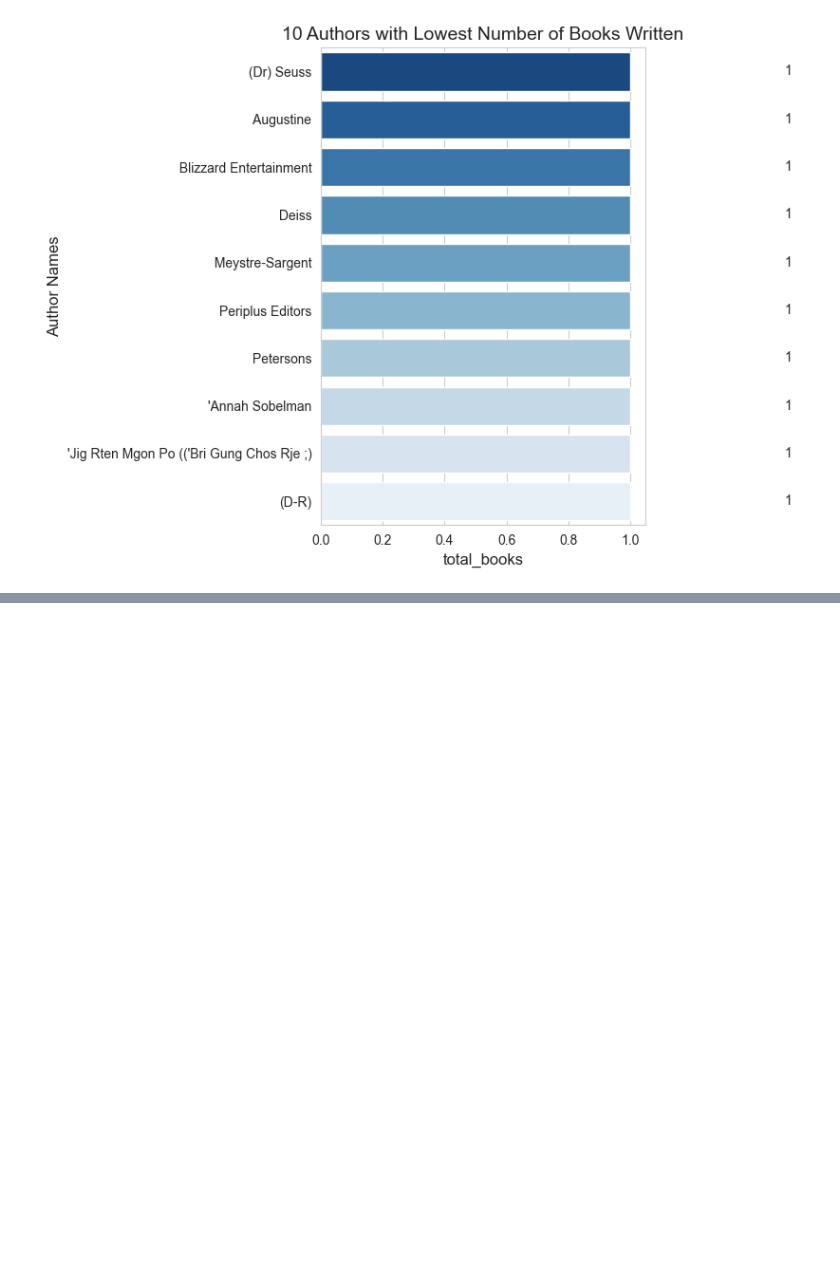
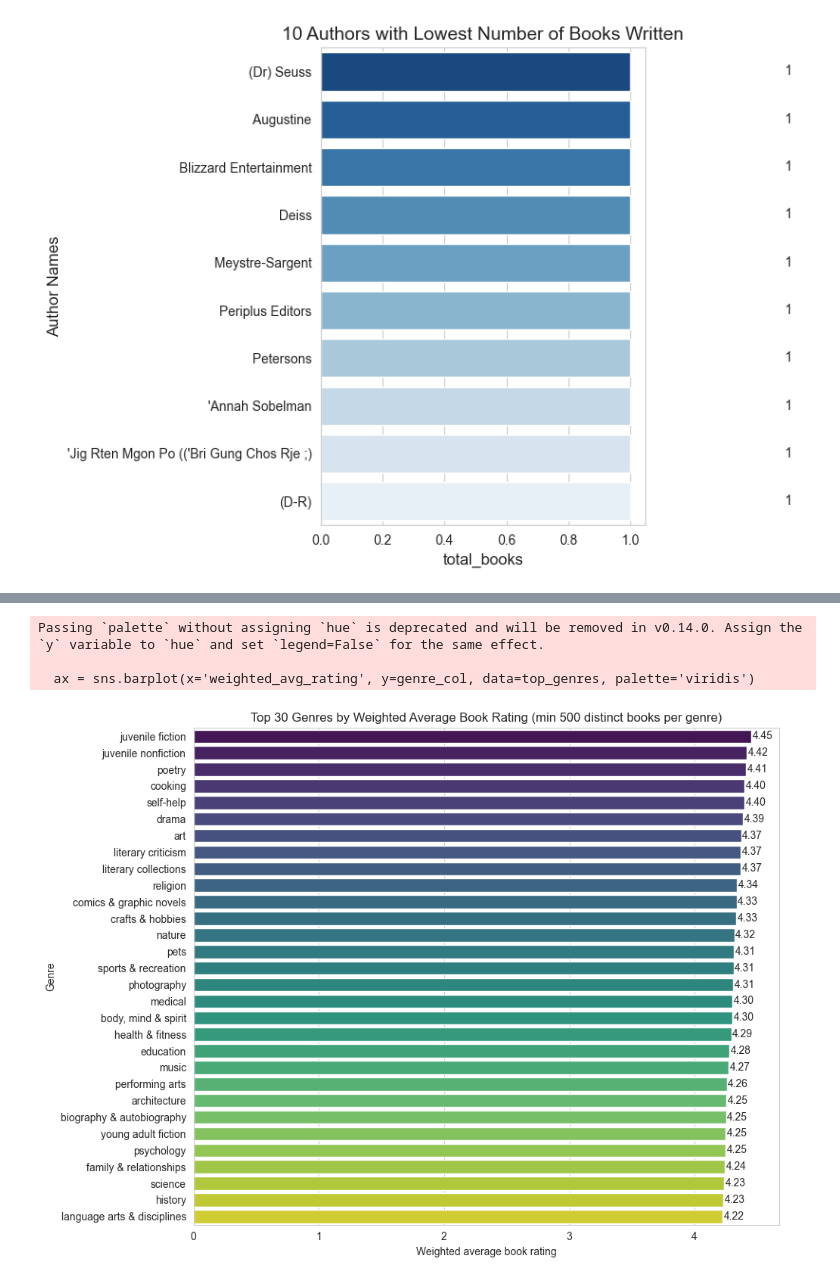
Before and after one commit to nour-nour7/data-science-mini-project, a Jupyter notebook: exploratoryDataAnalysis.ipynb, the cells around one changed output, grey strips where cells are left out. Cells and saved outputs as stored; diff of their text form; code cells hidden in the pictures; blank space fills up the shorter version.

```diff
--- a/exploratoryDataAnalysis.ipynb
+++ b/exploratoryDataAnalysis.ipynb
@@ -220,0 +256,63 @@ Passing `palette` without assigning `hue` is deprecated and will be removed in v
+# %%
+# Plot weighted average book rating per genre (weight by n_reviews) and show top 30 genres
+# Filter out genres with few books (require > 20 distinct books)
+
+genre_col = 'genre'
+rating_col = 'avg_rating'
+count_col = 'review_count'
+min_books = 500
+
+# Validate columns
+for c in (genre_col, rating_col, count_col):
+    if c not in books.columns:
+        raise KeyError(f"`books` does not contain expected column '{c}'. Available: {list(books.columns)}")
+
+# Prepare genre expansion (books may have multiple genres separated by commas)
+genres_df = books[[genre_col, rating_col, count_col, 'Title']].dropna(subset=[genre_col]).copy()
+genres_df[genre_col] = genres_df[genre_col].astype(str)
+
+
+# normalize genre strings and make sure ratings/counts are numeric
+gen = genres_df
+gen[genre_col] = gen[genre_col].str.strip().str.lower()
+gen[rating_col] = pd.to_numeric(gen[rating_col], errors='coerce')
+gen[count_col] = pd.to_numeric(gen[count_col], errors='coerce').fillna(0).astype(int)
+
+# Count distinct books per genre and filter genres with > min_books distinct books
+book_counts = gen.groupby(genre_col)['Title'].nunique().reset_index(name='n_distinct_books')
+valid_genres = set(book_counts.loc[book_counts['n_distinct_books'] > min_books, genre_col])
+
+gen = gen[gen[genre_col].isin(valid_genres)].copy()
+
+# Compute weighted average per genre: sum(avg_rating * n_reviews) / sum(n_reviews)
+agg = gen.groupby(genre_col).apply(lambda df: pd.Series({
+    'total_reviews': int(df[count_col].sum()),
+    'weighted_avg_rating': (df[rating_col] * df[count_col]).sum() / df[count_col].sum() if df[count_col].sum() > 0 else np.nan,
+    'n_books': int(df['Title'].nunique())
+})).reset_index()
+
+# Filter genres with no reviews (safety) and sort descending by weighted_avg_rating
+agg = agg.dropna(subset=['weighted_avg_rating']).sort_values('weighted_avg_rating', ascending=False)
+
+top_genres = agg.head(30).copy()
+
+# Plot horizontal bar chart
+plt.figure(figsize=(10, max(6, len(top_genres)*0.25)))
+sns.set_style('whitegrid')
+ax = sns.barplot(x='weighted_avg_rating', y=genre_col, data=top_genres, palette='viridis')
+ax.set_xlabel('Weighted average book rating')
+ax.set_ylabel('Genre')
+ax.set_title(f'Top 30 Genres by Weighted Average Book Rating (min {min_books} distinct books per genre)')
+
+# annotate bar values
+for p in ax.patches:
+    width = p.get_width()
+    ax.text(width + 0.01, p.get_y() + p.get_height()/2, f'{width:.2f}', va='center')
+
+plt.tight_layout()
+plt.show()
+# %% [output]
+Passing `palette` without assigning `hue` is deprecated and will be removed in v0.14.0. Assign the `y` variable to `hue` and set `legend=False` for the same effect.
+
+  ax = sns.barplot(x='weighted_avg_rating', y=genre_col, data=top_genres, palette='viridis')
+[figure, added]
```
Also changed, not shown: parts of 2 cells of this notebook.
